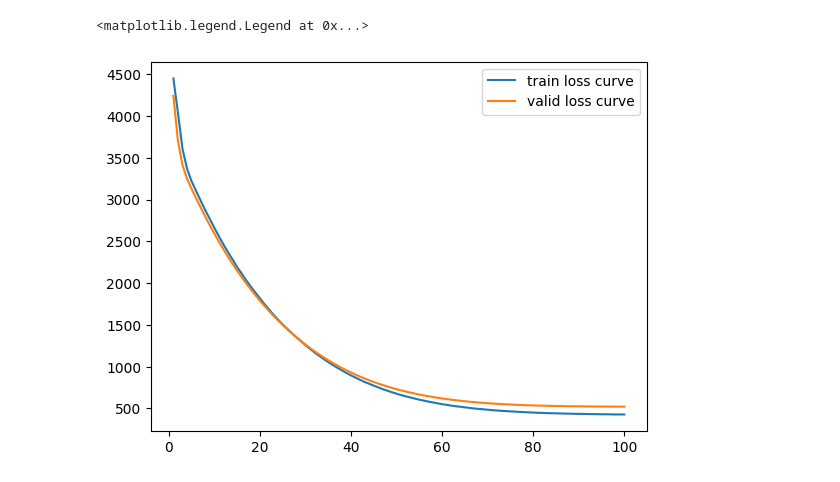
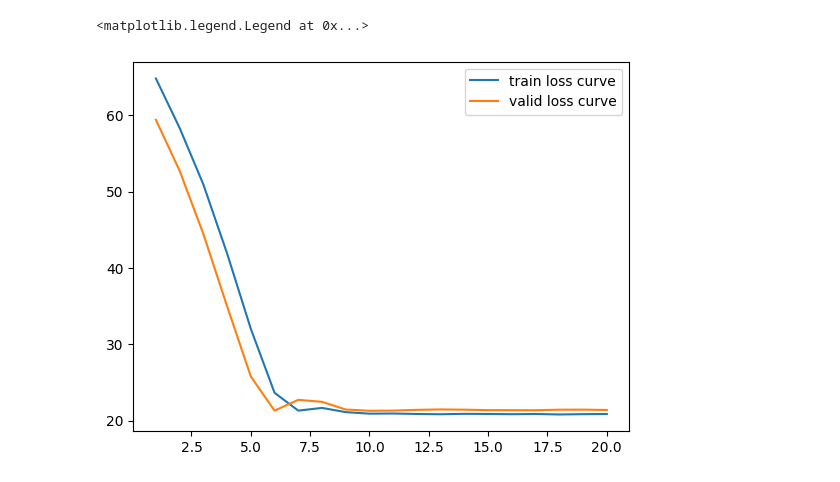
Before and after one commit to MateuszKunik/StrengthCoach, a Jupyter notebook: notebooks/preprocessing.ipynb, the cells around one changed output. Drawn from its saved outputs; the diff is of its cells as text; code cells hidden in the pictures.

```diff
--- a/notebooks/preprocessing.ipynb
+++ b/notebooks/preprocessing.ipynb
@@ -110 +90,3 @@ file_ids = split_data(data)
+# %%
+data = pd.read_csv('OneRepMaxData.csv')
 # %%
@@ -120,22 +105,43 @@ train_dataloader, valid_dataloader, test_dataloader = create_dataloaders(
     num_workers=NUM_WORKERS,
     pin_memory=PIN_MEMORY
 )
+# %%
+import torch.nn as nn
+
+class RMSELoss(nn.Module):
+    """
+
+    """
+    def __init__(self, eps=1e-6):
+        super().__init__()
+        self.mse = nn.MSELoss()
+        self.eps = eps
+
+    def forward(self, y_hat, y):
+        loss = torch.sqrt(self.mse(y_hat, y) + self.eps)
+        return loss
 # %%
+SEED = 0
+torch.manual_seed(SEED)
+torch.cuda.manual_seed(SEED)
+
+# Setup hyperparameters
 INPUT_SIZE = 78
-HIDDEN_SIZE = 256
+HIDDEN_SIZE = 512
 NUM_LAYERS = 5
 DEVICE = 'cuda' if torch.cuda.is_available() else 'cpu'
-DTYPE = torch.float64
 
-NUM_EPOCHS = 100
-LEARNING_RATE = 0.001
-
+# Initialize RNN model class instance
 model = RNN(
     input_size=INPUT_SIZE,
     hidden_size=HIDDEN_SIZE,
     num_layers=NUM_LAYERS)
 
+# Send model to device
 model = model.to(device=DEVICE)
-
-optimizer = torch.optim.Adam(model.parameters(), lr=LEARNING_RATE)
-loss_fn = MSELoss()
+# %%
+NUM_EPOCHS = 20
+LEARNING_RATE = 0.001
+
+optimizer = torch.optim.Adam(model.parameters(), lr=LEARNING_RATE)
+loss_fn = RMSELoss()
@@ -179,8 +173,7 @@ Epoch: 12 | train loss: 425.0870 | validation loss: 522.7217
 # %%
-plt.plot(range(1, len(results['train_loss']) + 1), results['train_loss']);
-plt.plot(range(1, len(results['valid_loss']) + 1), results['valid_loss']);
+plt.plot(range(1, NUM_EPOCHS + 1), results['train_loss']);
+plt.plot(range(1, NUM_EPOCHS + 1), results['valid_loss']);
 plt.legend(['train loss curve', 'valid loss curve'])
-# plt.ylim(bottom=0, top=50)
 # %% [output]
 <matplotlib.legend.Legend at 0x...>
-[figure, old version]
+[figure, new version]
```
Also changed, not shown: parts of 30 cells of this notebook.
